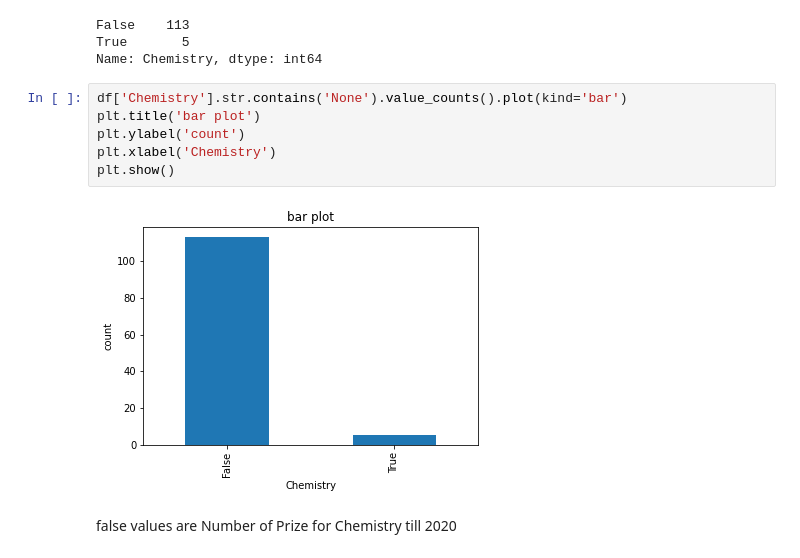
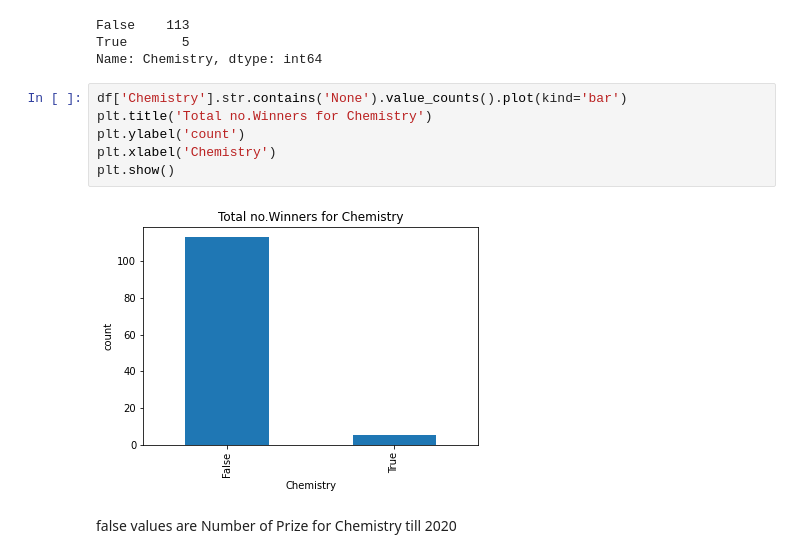
Before and after one commit to SwatiNighut/Web-Scrapping-on-Nobel-Prize-winner-List, a Jupyter notebook: Nobel prize project.ipynb, the cells around one changed output. Saved outputs shown, nothing was run; the diff lists cells and outputs as text.

```diff
--- a/Nobel prize project.ipynb
+++ b/Nobel prize project.ipynb
@@ -451,12 +447,12 @@ True       5
 Name: Chemistry, dtype: int64
 # %%
 df['Chemistry'].str.contains('None').value_counts().plot(kind='bar')
-plt.title('bar plot')
+plt.title('Total no.Winners for Chemistry')
 plt.ylabel('count')
 plt.xlabel('Chemistry')
 plt.show()
 # %% [output]
-[figure, old version]
+[figure, new version]
 # %% [markdown]
 false values are Number of Prize for Chemistry till 2020
 # %%
```
Also changed, not shown: parts of 5 cells of this notebook.
